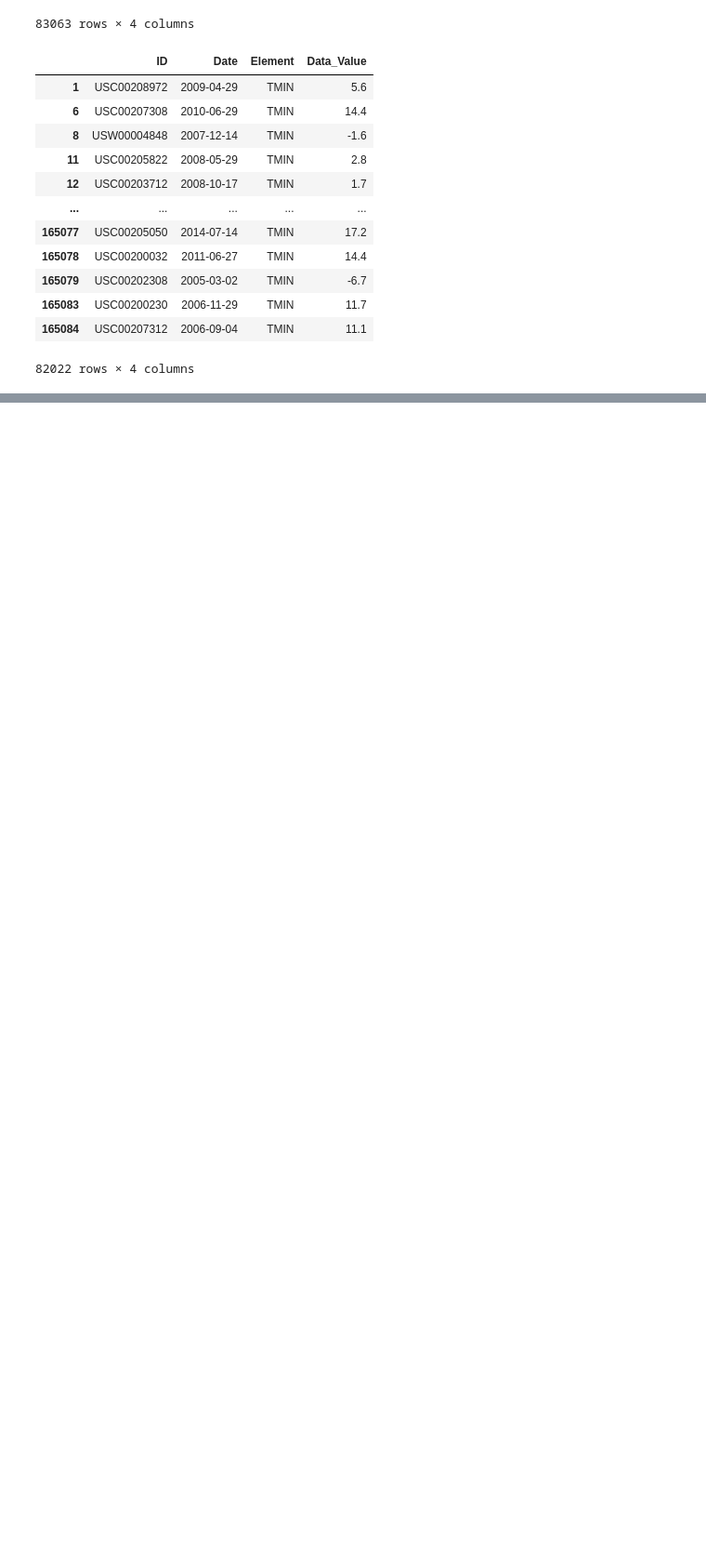
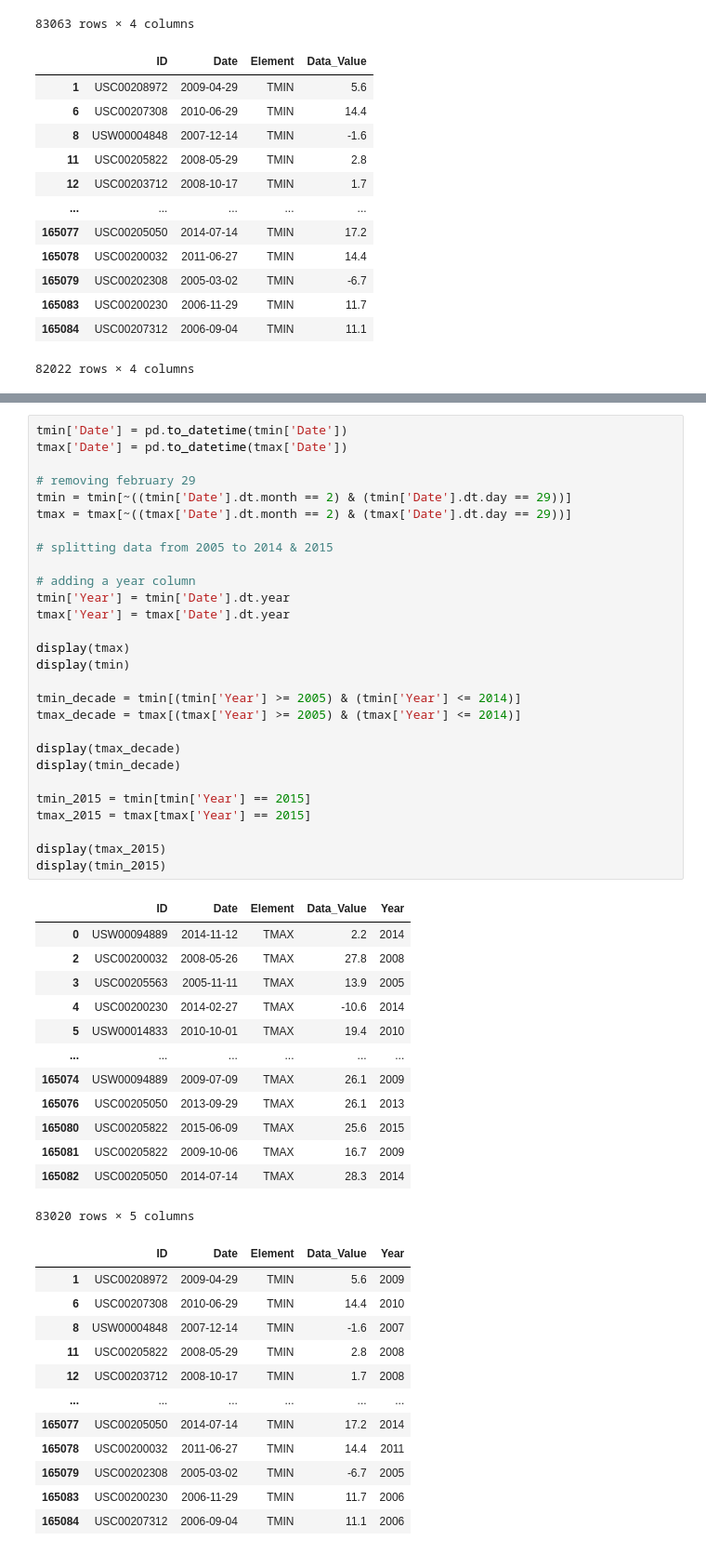
Before and after one commit to Zainab-Ayoub/plottingWeatherPattern, a Jupyter notebook: main.ipynb, the cells around one changed output, grey strips where cells are left out. Shown at 93% size. Saved outputs shown, nothing was run; the diff lists cells and outputs as text; blank space fills up the shorter version.

Commit message:
splitting data

```diff
--- a/main.ipynb
+++ b/main.ipynb
@@ -72,0 +75,54 @@ display(tmin)
+# %%
+tmin['Date'] = pd.to_datetime(tmin['Date'])
+tmax['Date'] = pd.to_datetime(tmax['Date'])
+
+# removing february 29
+tmin = tmin[~((tmin['Date'].dt.month == 2) & (tmin['Date'].dt.day == 29))]
+tmax = tmax[~((tmax['Date'].dt.month == 2) & (tmax['Date'].dt.day == 29))]
+
+# splitting data from 2005 to 2014 & 2015
+
+# adding a year column
+tmin['Year'] = tmin['Date'].dt.year
+tmax['Year'] = tmax['Date'].dt.year
+
+display(tmax)
+display(tmin)
+
+tmin_decade = tmin[(tmin['Year'] >= 2005) & (tmin['Year'] <= 2014)]
+tmax_decade = tmax[(tmax['Year'] >= 2005) & (tmax['Year'] <= 2014)]
+
+display(tmax_decade)
+display(tmin_decade)
+
+tmin_2015 = tmin[tmin['Year'] == 2015]
+tmax_2015 = tmax[tmax['Year'] == 2015]
+
+display(tmax_2015)
+display(tmin_2015)
+# %% [output]
+|  | ID | Date | Element | Data_Value | Year |
+| 0 | USW00094889 | 2014-11-12 | TMAX | 2.2 | 2014 |
+| 2 | USC00200032 | 2008-05-26 | TMAX | 27.8 | 2008 |
+| 3 | USC00205563 | 2005-11-11 | TMAX | 13.9 | 2005 |
+| 4 | USC00200230 | 2014-02-27 | TMAX | -10.6 | 2014 |
+| 5 | USW00014833 | 2010-10-01 | TMAX | 19.4 | 2010 |
+| ... | ... | ... | ... | ... | ... |
+| 165074 | USW00094889 | 2009-07-09 | TMAX | 26.1 | 2009 |
+| 165076 | USC00205050 | 2013-09-29 | TMAX | 26.1 | 2013 |
+| 165080 | USC00205822 | 2015-06-09 | TMAX | 25.6 | 2015 |
+| 165081 | USC00205822 | 2009-10-06 | TMAX | 16.7 | 2009 |
+| 165082 | USC00205050 | 2014-07-14 | TMAX | 28.3 | 2014 |
+83020 rows × 5 columns
+|  | ID | Date | Element | Data_Value | Year |
+| 1 | USC00208972 | 2009-04-29 | TMIN | 5.6 | 2009 |
+| 6 | USC00207308 | 2010-06-29 | TMIN | 14.4 | 2010 |
+| 8 | USW00004848 | 2007-12-14 | TMIN | -1.6 | 2007 |
+| 11 | USC00205822 | 2008-05-29 | TMIN | 2.8 | 2008 |
+| 12 | USC00203712 | 2008-10-17 | TMIN | 1.7 | 2008 |
+| ... | ... | ... | ... | ... | ... |
+| 165077 | USC00205050 | 2014-07-14 | TMIN | 17.2 | 2014 |
+| 165078 | USC00200032 | 2011-06-27 | TMIN | 14.4 | 2011 |
+| 165079 | USC00202308 | 2005-03-02 | TMIN | -6.7 | 2005 |
+| 165083 | USC00200230 | 2006-11-29 | TMIN | 11.7 | 2006 |
+| 165084 | USC00207312 | 2006-09-04 | TMIN | 11.1 | 2006 |
```
Also changed, not shown: parts of 2 cells of this notebook.
